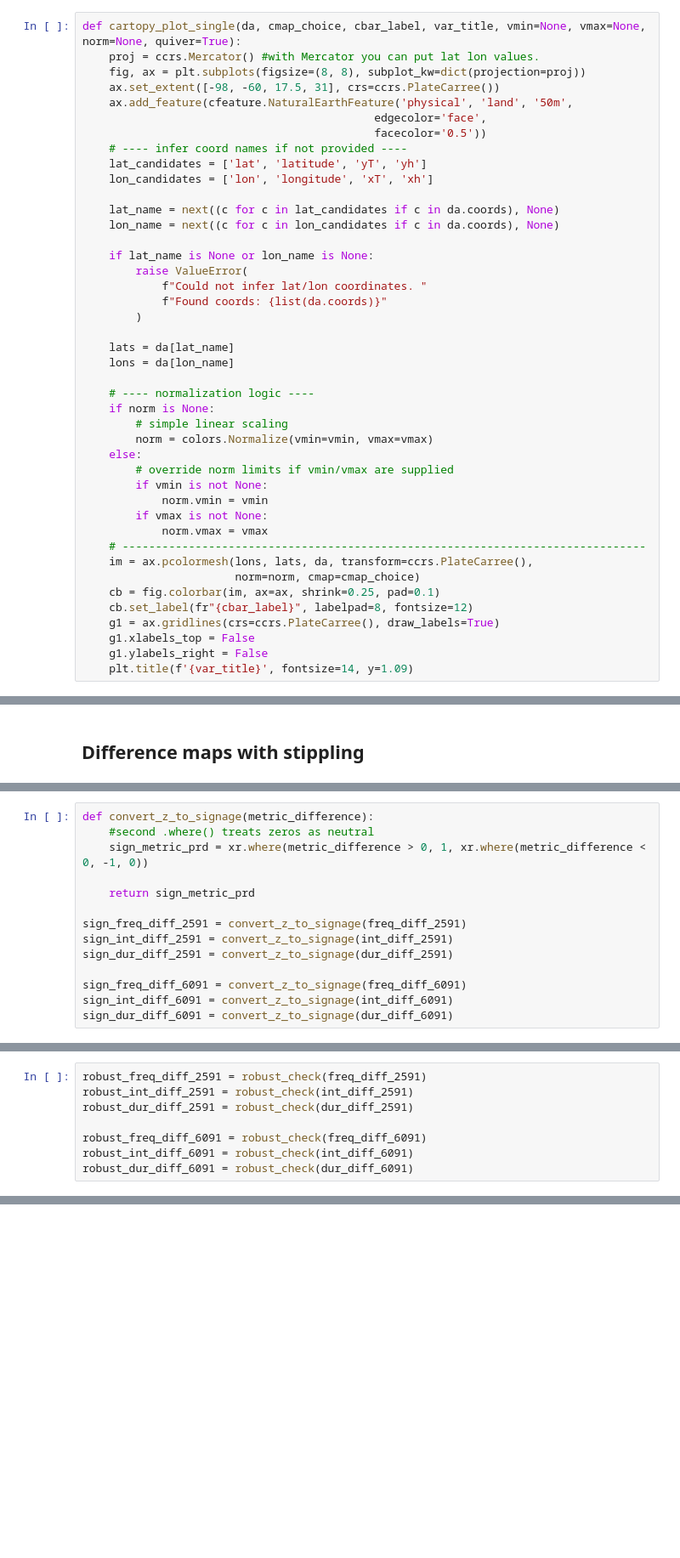
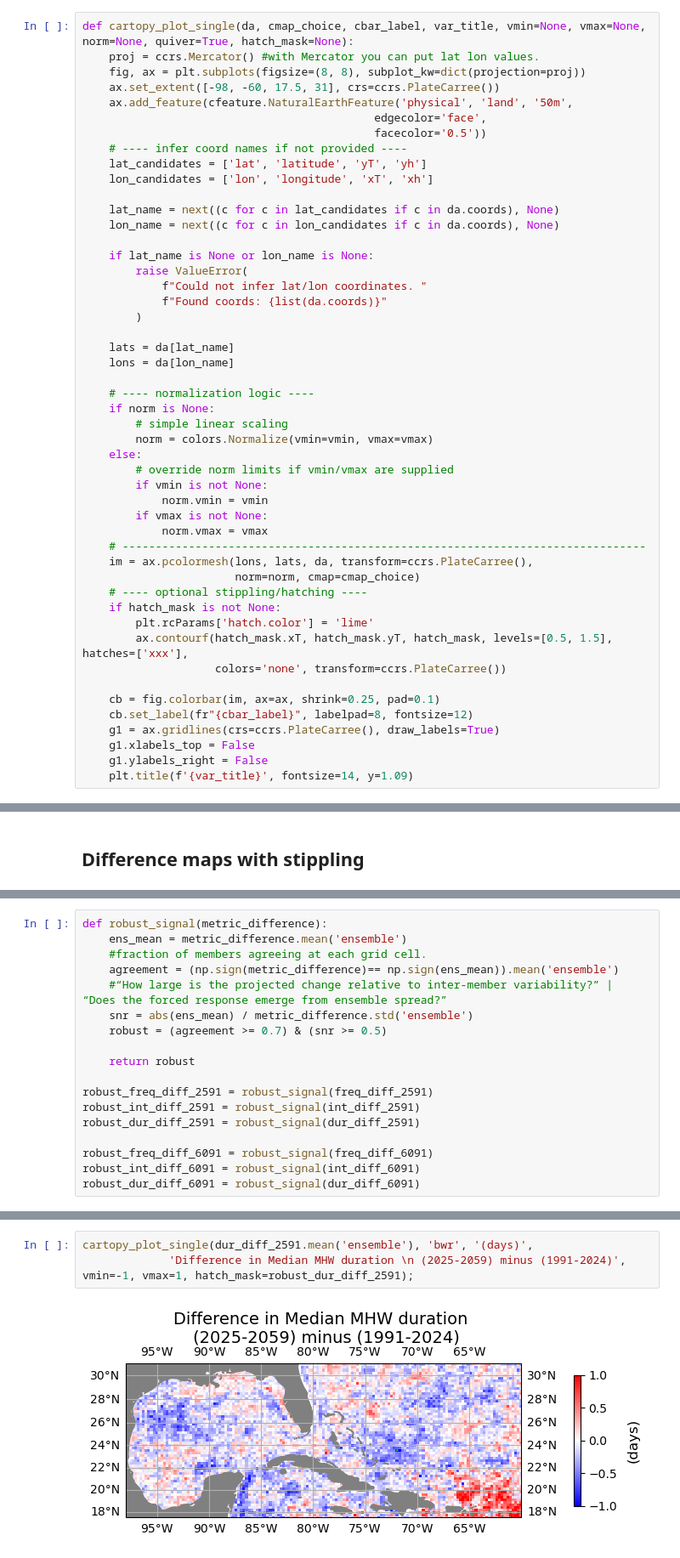
Before and after one commit to shanicetbailey/MHW-gfdl, a Jupyter notebook: 1c0_define-MHW-SPEAR-hi25.ipynb.ipynb, the cells around one changed output, grey strips where cells are left out. Shown at 85% size. Saved outputs shown, nothing was run; the diff lists cells and outputs as text; blank space fills up the shorter version.

Commit message:
plotted stippling where at least 20 members (70%) agree on the sign of the change and where the ensemble-mean change exceeds 0.5 standard deviation

```diff
--- a/1c0_define-MHW-SPEAR-hi25.ipynb.ipynb
+++ b/1c0_define-MHW-SPEAR-hi25.ipynb.ipynb
@@ -280,7 +280,7 @@ def cartopy_plot(da, cmap_choice, var_title=None, norm=None, ax=None):
 
     return im # return the image for optional colorbar handling
 # %%
-def cartopy_plot_single(da, cmap_choice, cbar_label, var_title, vmin=None, vmax=None, norm=None, quiver=True):
+def cartopy_plot_single(da, cmap_choice, cbar_label, var_title, vmin=None, vmax=None, norm=None, quiver=True, hatch_mask=None):
     proj = ccrs.Mercator() #with Mercator you can put lat lon values.
     fig, ax = plt.subplots(figsize=(8, 8), subplot_kw=dict(projection=proj))
     ax.set_extent([-98, -60, 17.5, 31], crs=ccrs.PlateCarree())
@@ -316,6 +316,12 @@ def cartopy_plot_single(da, cmap_choice, cbar_label, var_title, vmin=None, vmax=
     # -------------------------------------------------------------------------------
     im = ax.pcolormesh(lons, lats, da, transform=ccrs.PlateCarree(),
                        norm=norm, cmap=cmap_choice)
+    # ---- optional stippling/hatching ----
+    if hatch_mask is not None:
+        plt.rcParams['hatch.color'] = 'lime'
+        ax.contourf(hatch_mask.xT, hatch_mask.yT, hatch_mask, levels=[0.5, 1.5], hatches=['xxx'],
+                    colors='none', transform=ccrs.PlateCarree())
+
     cb = fig.colorbar(im, ax=ax, shrink=0.25, pad=0.1)
     cb.set_label(fr"{cbar_label}", labelpad=8, fontsize=12)
     g1 = ax.gridlines(crs=ccrs.PlateCarree(), draw_labels=True)
@@ -437,14 +420,18 @@ Wall time: 12.7 s
 # %%
-def convert_z_to_signage(metric_difference):
-    #second .where() treats zeros as neutral
-    sign_metric_prd = xr.where(metric_difference > 0, 1, xr.where(metric_difference < 0, -1, 0))
+def robust_signal(metric_difference):
+    ens_mean = metric_difference.mean('ensemble')
+    #fraction of members agreeing at each grid cell.
+    agreement = (np.sign(metric_difference)== np.sign(ens_mean)).mean('ensemble')
+    #“How large is the projected change relative to inter-member variability?” | “Does the forced response emerge from ensemble spread?”
+    snr = abs(ens_mean) / metric_difference.std('ensemble')
+    robust = (agreement >= 0.7) & (snr >= 0.5)
 
-    return sign_metric_prd
+    return robust
 
-sign_freq_diff_2591 = convert_z_to_signage(freq_diff_2591)
-sign_int_diff_2591 = convert_z_to_signage(int_diff_2591)
-sign_dur_diff_2591 = convert_z_to_signage(dur_diff_2591)
+robust_freq_diff_2591 = robust_signal(freq_diff_2591)
+robust_int_diff_2591 = robust_signal(int_diff_2591)
+robust_dur_diff_2591 = robust_signal(dur_diff_2591)
 
-sign_freq_diff_6091 = convert_z_to_signage(freq_diff_6091)
-sign_int_diff_6091 = convert_z_to_signage(int_diff_6091)
-sign_dur_diff_6091 = convert_z_to_signage(dur_diff_6091)
+robust_freq_diff_6091 = robust_signal(freq_diff_6091)
+robust_int_diff_6091 = robust_signal(int_diff_6091)
+robust_dur_diff_6091 = robust_signal(dur_diff_6091)
@@ -531,8 +437,0 @@ def robust_check(metric_difference):
-# %%
-robust_freq_diff_2591 = robust_check(freq_diff_2591)
-robust_int_diff_2591 = robust_check(int_diff_2591)
-robust_dur_diff_2591 = robust_check(dur_diff_2591)
-
-robust_freq_diff_6091 = robust_check(freq_diff_6091)
-robust_int_diff_6091 = robust_check(int_diff_6091)
-robust_dur_diff_6091 = robust_check(dur_diff_6091)
@@ -543,0 +438,5 @@ robust_freq_diff_2591.plot()#.contourf(levels=np.arange(-1,1.5,0.5), hatches=['.
+# %%
+cartopy_plot_single(dur_diff_2591.mean('ensemble'), 'bwr', '(days)',
+             'Difference in Median MHW duration \n (2025-2059) minus (1991-2024)', vmin=-1, vmax=1, hatch_mask=robust_dur_diff_2591);
+# %% [output]
+[figure, added]
```
Also changed, not shown: parts of 16 cells of this notebook.
